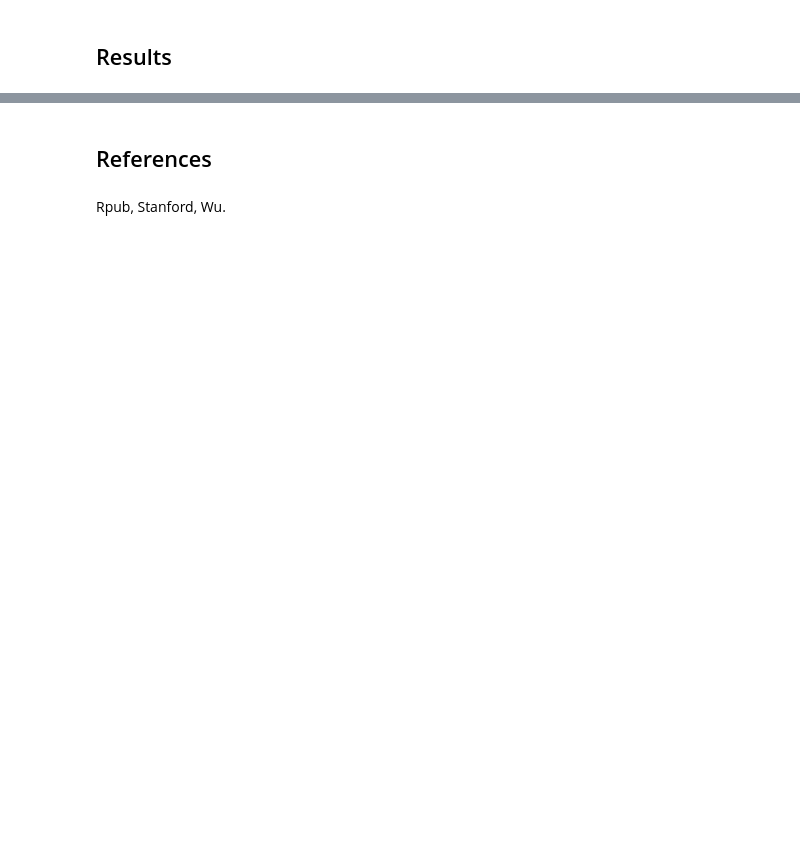
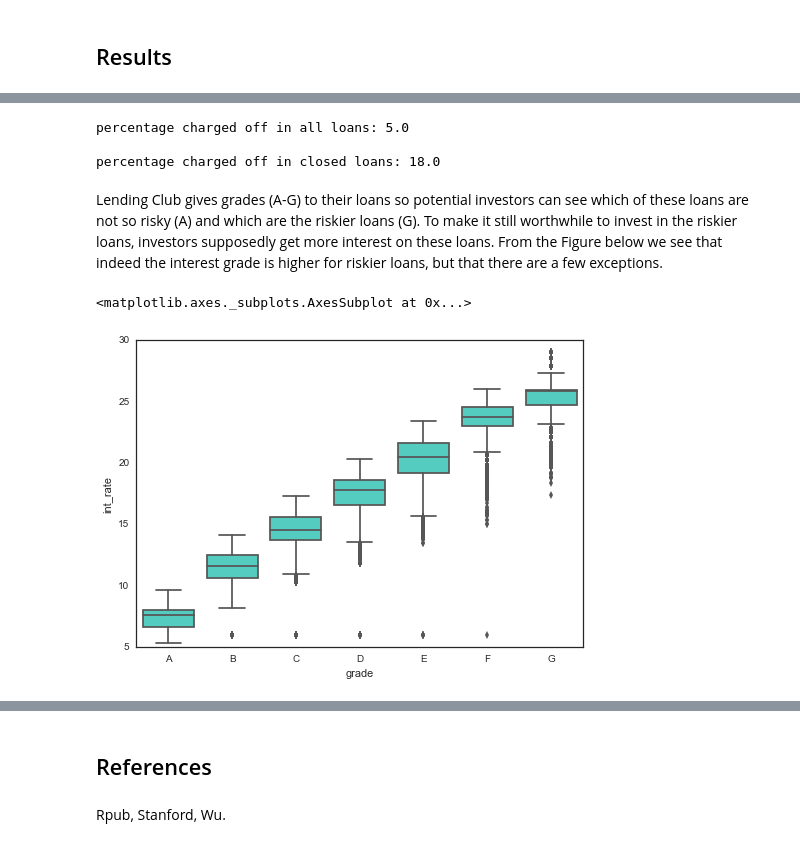
Before and after one commit to RoebideBruijn/datascience-intensive-course, a Jupyter notebook: project/notebooks/Capstone-project.ipynb, the cells around one changed output, grey strips where cells are left out. Drawn from its saved outputs; the diff is of its cells as text; code cells hidden in the pictures; blank space fills up the shorter version.

```diff
--- a/project/notebooks/Capstone-project.ipynb
+++ b/project/notebooks/Capstone-project.ipynb
@@ -38,5 +44,7 @@ For this project the Lending Club dataset from Kaggle was used (https://www.kagg
 # %%
 loans = pd.read_csv('../data/loan.csv')
+loans['roi'] = ((loans['total_rec_int'] + loans['total_rec_prncp']
+                          + loans['total_rec_late_fee'] + loans['recoveries']) / loans['funded_amnt']) - 1
 print('loans:',loans.shape)
 print(loans['loan_status'].unique())
 print('percentage charged off in all loans:',
@@ -70,7 +78,7 @@ include = ['term', 'int_rate', 'installment', 'grade', 'sub_grade', 'emp_length'
           'mths_since_last_major_derog', 'acc_now_delinq', 'loan_amnt', 'open_il_6m', 'open_il_12m',
           'open_il_24m', 'mths_since_rcnt_il', 'total_bal_il', 'dti', 'open_acc_6m', 'tot_cur_bal',
           'il_util', 'open_rv_12m', 'open_rv_24m', 'max_bal_bc', 'all_util', 'total_rev_hi_lim', 'inq_fi', 'total_cu_tl',
-          'inq_last_12m', 'issue_d', 'loan_status']
+          'inq_last_12m', 'issue_d', 'loan_status', 'roi']
 
 # exclude the one joint application
 closed_loans = closed_loans[closed_loans['application_type'] == 'INDIVIDUAL']
@@ -251,0 +264,17 @@ We will use a few metrics to test the performance of our classifier on the test
+# %%
+print('percentage charged off in all loans:',
+      round(sum(loans['loan_status']=='Charged Off')/len(loans['loan_status'])*100), '\n')
+print('percentage charged off in closed loans:',
+      round(sum(closed_loans['loan_status']=='Charged Off') / len(closed_loans['loan_status']) * 100))
+# %% [output]
+percentage charged off in all loans: 5.0
+
+percentage charged off in closed loans: 18.0
+# %% [markdown]
+Lending Club gives grades (A-G) to their loans so potential investors can see which of these loans are not so risky (A) and which are the riskier loans (G). To make it still worthwhile to invest in the riskier loans, investors supposedly get more interest on these loans. From the Figure below we see that indeed the interest grade is higher for riskier loans, but that there are a few exceptions.
+# %%
+closed_loans['grade'] = closed_loans['grade'].astype('category', ordered=True)
+sns.boxplot(data=closed_loans, x='grade', y='int_rate', color='turquoise')
+# %% [output]
+<matplotlib.axes._subplots.AxesSubplot at 0x...>
+[figure, added]
```
Also changed, not shown: parts of 39 cells of this notebook.
